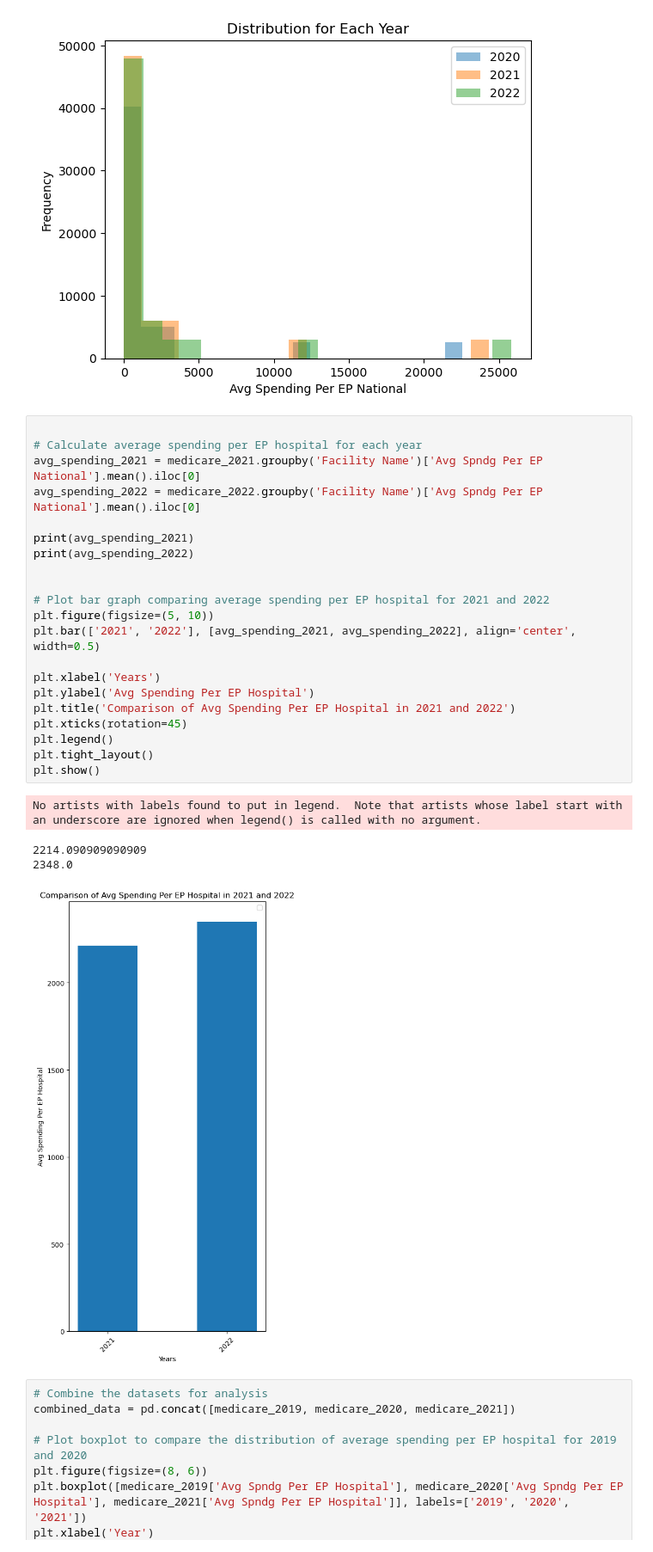
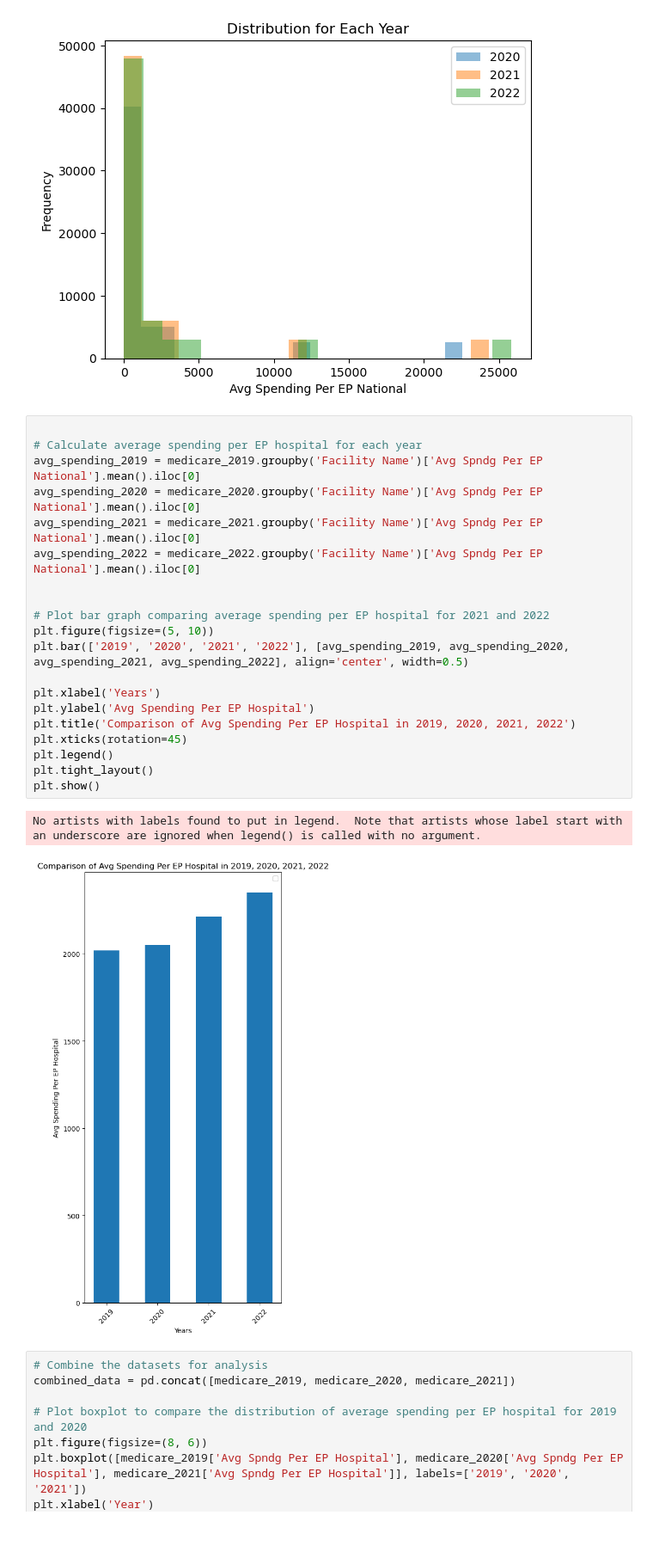
Before and after one commit to ZainabShafi/MEDICARE_EXPENDITURES_ANALYSIS, a Jupyter notebook: Project_1_DFs.ipynb, the cells around one changed output. Shown: that part at 86% size. Drawn from its saved outputs; the diff is of its cells as text.

Commit message:
Fixed BarChart with 2019 and 2020

```diff
--- a/Project_1_DFs.ipynb
+++ b/Project_1_DFs.ipynb
@@ -658,29 +658,26 @@ plt.show()
 # %%
 
 # Calculate average spending per EP hospital for each year
+avg_spending_2019 = medicare_2019.groupby('Facility Name')['Avg Spndg Per EP National'].mean().iloc[0]
+avg_spending_2020 = medicare_2020.groupby('Facility Name')['Avg Spndg Per EP National'].mean().iloc[0]
 avg_spending_2021 = medicare_2021.groupby('Facility Name')['Avg Spndg Per EP National'].mean().iloc[0]
 avg_spending_2022 = medicare_2022.groupby('Facility Name')['Avg Spndg Per EP National'].mean().iloc[0]
-
-print(avg_spending_2021)
-print(avg_spending_2022)
 
 
 # Plot bar graph comparing average spending per EP hospital for 2021 and 2022
 plt.figure(figsize=(5, 10))
-plt.bar(['2021', '2022'], [avg_spending_2021, avg_spending_2022], align='center', width=0.5)
+plt.bar(['2019', '2020', '2021', '2022'], [avg_spending_2019, avg_spending_2020, avg_spending_2021, avg_spending_2022], align='center', width=0.5)
 
 plt.xlabel('Years')
 plt.ylabel('Avg Spending Per EP Hospital')
-plt.title('Comparison of Avg Spending Per EP Hospital in 2021 and 2022')
+plt.title('Comparison of Avg Spending Per EP Hospital in 2019, 2020, 2021, 2022')
 plt.xticks(rotation=45)
 plt.legend()
 plt.tight_layout()
 plt.show()
 # %% [output]
 No artists with labels found to put in legend.  Note that artists whose label start with an underscore are ignored when legend() is called with no argument.
-2214.090909090909
-2348.0
-[figure, old version]
+[figure, new version]
 # %%
 # Combine the datasets for analysis
 combined_data = pd.concat([medicare_2019, medicare_2020, medicare_2021])
```
